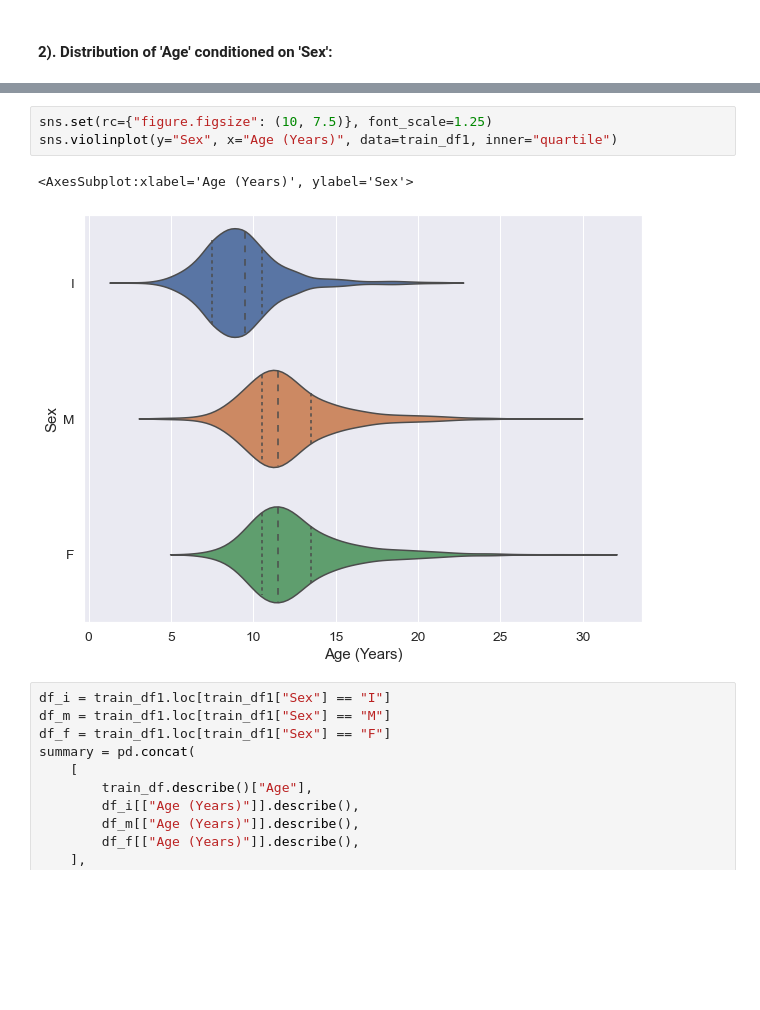
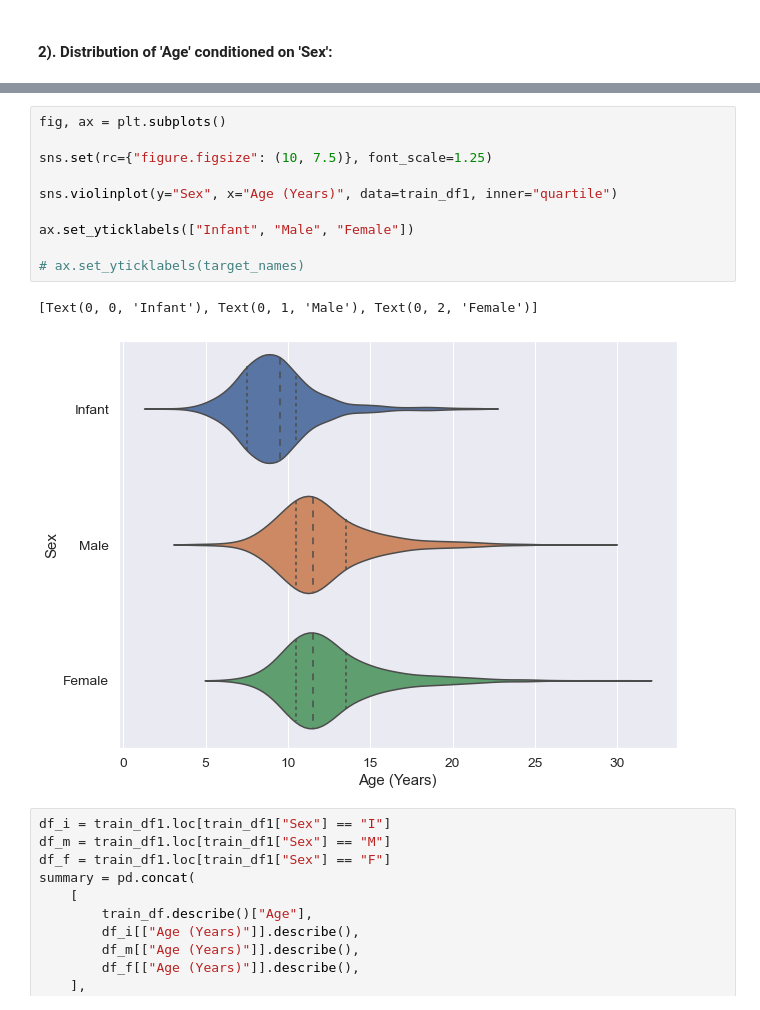
Before and after one commit to elgohr-update/chuangw6-Abalone_Age_Prediction, a Jupyter notebook: src/eda/abalone_eda.ipynb, the cells around one changed output, grey strips where cells are left out. Saved outputs shown, nothing was run; the diff lists cells and outputs as text; blank space fills up the shorter version.

Commit message:
amend eda plots according to feadback

```diff
--- a/src/eda/abalone_eda.ipynb
+++ b/src/eda/abalone_eda.ipynb
@@ -145,9 +161,16 @@ The distribution of `Age` is approximately normal with a mean of around 11.5 yea
 # %%
+fig, ax = plt.subplots()
+
 sns.set(rc={"figure.figsize": (10, 7.5)}, font_scale=1.25)
+
 sns.violinplot(y="Sex", x="Age (Years)", data=train_df1, inner="quartile")
+
+ax.set_yticklabels(["Infant", "Male", "Female"])
+
+# ax.set_yticklabels(target_names)
 # %% [output]
-<AxesSubplot:xlabel='Age (Years)', ylabel='Sex'>
+[Text(0, 0, 'Infant'), Text(0, 1, 'Male'), Text(0, 2, 'Female')]
-[figure, old version]
+[figure, new version]
 # %%
 df_i = train_df1.loc[train_df1["Sex"] == "I"]
 df_m = train_df1.loc[train_df1["Sex"] == "M"]
```
Also changed, not shown: parts of 2 cells of this notebook, 1 other file.
